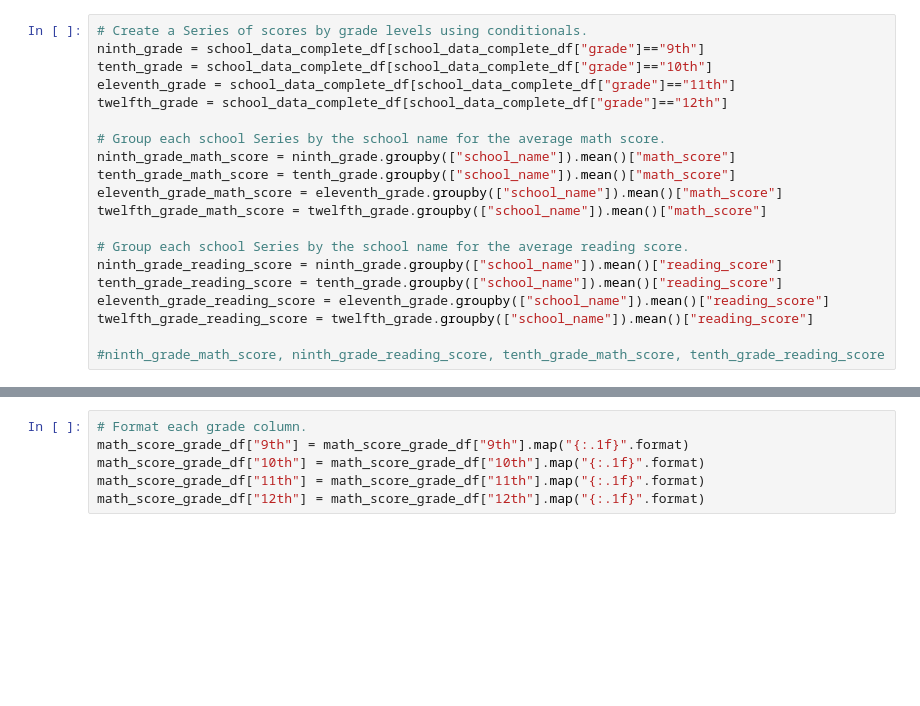
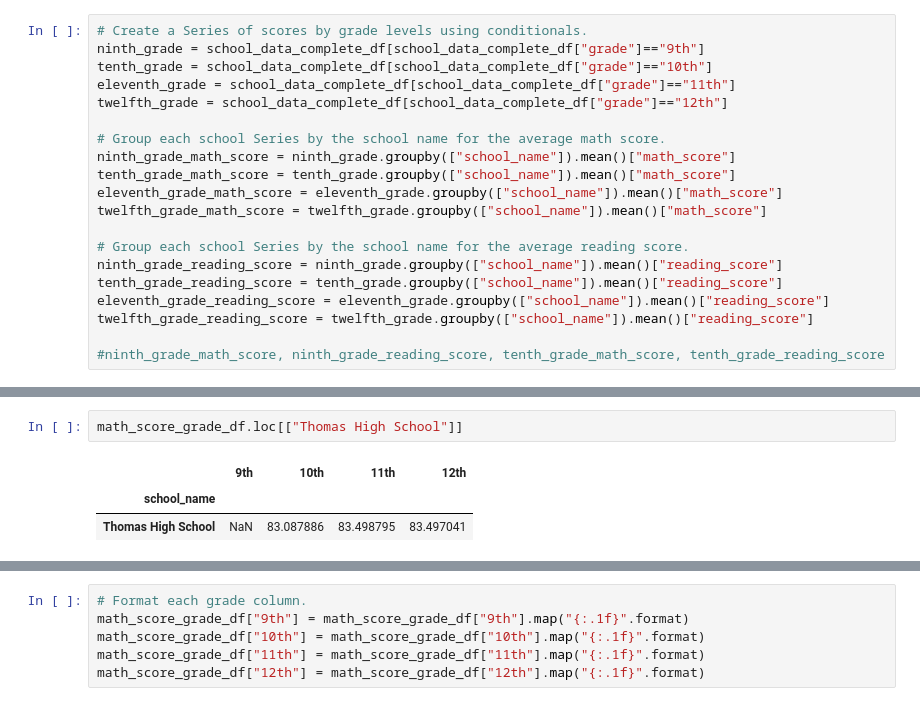
Before and after one commit to hankai26/School_District_Analysis, a Jupyter notebook: PyCitySchools_Challenge.ipynb, the cells around one changed output, grey strips where cells are left out. Saved outputs shown, nothing was run; the diff lists cells and outputs as text; blank space fills up the shorter version.

```diff
--- a/PyCitySchools_Challenge.ipynb
+++ b/PyCitySchools_Challenge.ipynb
@@ -406,3 +389,9 @@ math_score_grade_df.head()
+# %%
+math_score_grade_df.loc[["Thomas High School"]]
+# %% [output]
+|  | 9th | 10th | 11th | 12th |
+| school_name |  |  |  |  |
+| Thomas High School | NaN | 83.087886 | 83.498795 | 83.497041 |
 # %%
 # Combine each Series for average reading scores by school into single data frame.
 reading_score_grade_df = pd.DataFrame({
```
Also changed, not shown: parts of 100 cells of this notebook, 12 other files.
